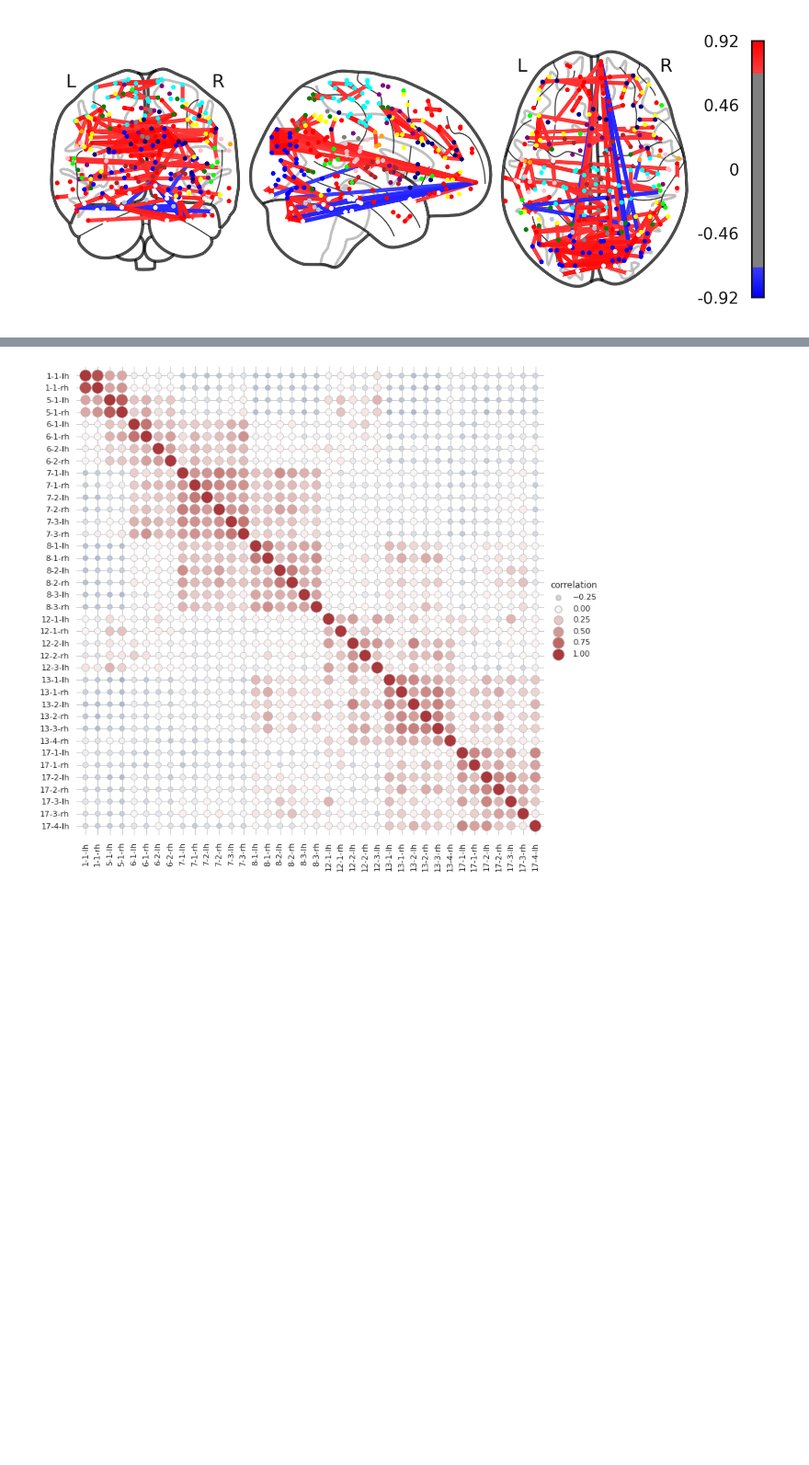
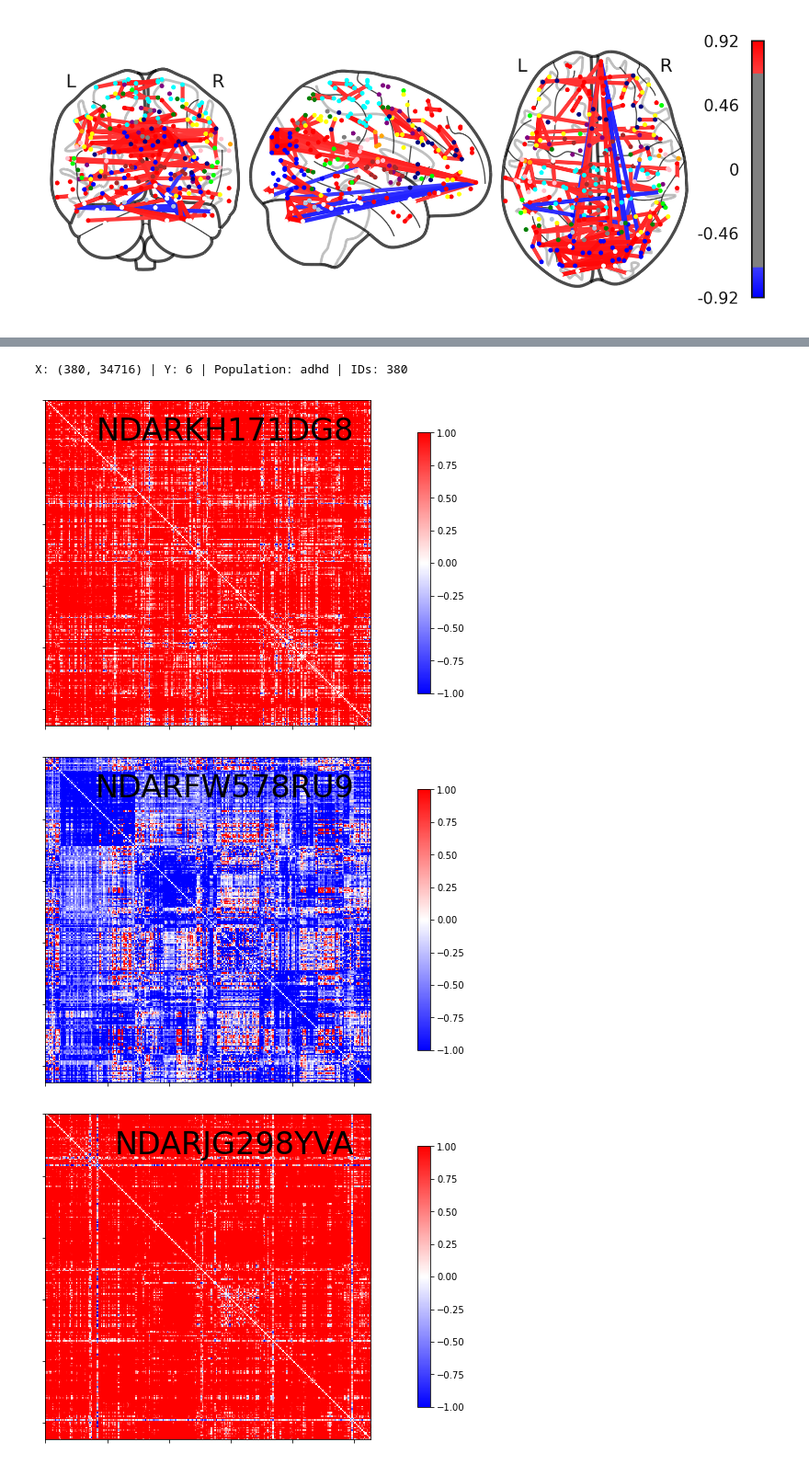
Before and after one commit to Brian-Pho/MSc_Research-Project, a Jupyter notebook: src/Preprocessing/Plot Functional Connectivity.ipynb, the cells around one changed output, grey strips where cells are left out. Shown at 92% size. Drawn from its saved outputs; the diff is of its cells as text; code cells hidden in the pictures; blank space fills up the shorter version.

Commit message:
Add ability to view multiple functional connectivity matrices

```diff
--- a/src/Preprocessing/Plot Functional Connectivity.ipynb
+++ b/src/Preprocessing/Plot Functional Connectivity.ipynb
@@ -6,9 +3,4 @@ Based off of:
 # %%
-import glob
-import os
-from nilearn import plotting, datasets
-
-from scipy import stats
 import pandas as pd
 import numpy as np
 
@@ -18,10 +10,10 @@ import numpy as np
 import matplotlib.pyplot as plt
 %matplotlib inline
 
-import seaborn as sns
-sns.set_theme(
-    context="paper",
-    style="whitegrid",
-    font_scale=1.2,
-    rc={'figure.figsize': (10, 10), 'figure.dpi': 300}
-)
+# import seaborn as sns
+# sns.set_theme(
+#     context="paper",
+#     style="whitegrid",
+#     font_scale=1.2,
+#     rc={'figure.figsize': (10, 10), 'figure.dpi': 300}
+# )
@@ -79,36 +43,23 @@ sns.heatmap(fcs["NDARAP912JK3"], cmap=cmap, center=0,
-# %%
-sns.set_theme(style="whitegrid")
-
-# Load the brain networks dataset, select subset, and collapse the multi-index
-df = sns.load_dataset("brain_networks", header=[0, 1, 2], index_col=0)
-
-used_networks = [1, 5, 6, 7, 8, 12, 13, 17]
-used_columns = (df.columns
-                  .get_level_values("network")
-                  .astype(int)
-                  .isin(used_networks))
-df = df.loc[:, used_columns]
-
-df.columns = df.columns.map("-".join)
-
-# Compute a correlation matrix and convert to long-form
-corr_mat = df.corr().stack().reset_index(name="correlation")
-
-# Draw each cell as a scatter point with varying size and color
-g = sns.relplot(
-    data=fcs["NDARAP912JK3"],
-    x="level_0", y="level_1", hue="correlation", size="correlation",
-    palette="vlag", hue_norm=(-1, 1), edgecolor=".7",
-    height=10, sizes=(50, 250), size_norm=(-.2, .8),
-)
-
-# Tweak the figure to finalize
-g.set(xlabel="", ylabel="", aspect="equal")
-g.despine(left=True, bottom=True)
-g.ax.margins(.02)
-for label in g.ax.get_xticklabels():
-    label.set_rotation(90)
-for artist in g.legend.legendHandles:
-    artist.set_edgecolor(".7")
-# %% [output]
-[figure, removed]
+# %%
+X, Y, demographics, population, X_ids = get_data(label_path=ADHD)
+X = StandardScaler().fit_transform(X)
+
+print(f'X: {X.shape} | Y: {len(Y.keys())} | Population: {population} | IDs: {len(X_ids)}')
+# %% [output]
+X: (380, 34716) | Y: 6 | Population: adhd | IDs: 380
+# %%
+start = 0
+end = 390
+X_t, X_ids_t = X[start:end], X_ids[start:end]
+# %%
+filter_list = ['NDARKH171DG8', 'NDARJG298YVA', 'NDARFY009MNL', 'NDARPZ720WKW',
+               'NDARVC821LP9', 'NDARVC956HHP', 'NDARHD507TEF', 'NDARFW578RU9']
+
+for fc, fc_id in zip(X_t, X_ids_t):
+#     print(fc_id)
+    if fc_id in filter_list:
+        plot_fc_matrix(create_power_fc_matrix(fc), -1, 1, title=fc_id)
+# %% [output]
+[figure, added]
+[figure, added]
+[figure, added]
```
Also changed, not shown: parts of 10 cells of this notebook, 6 other files.
